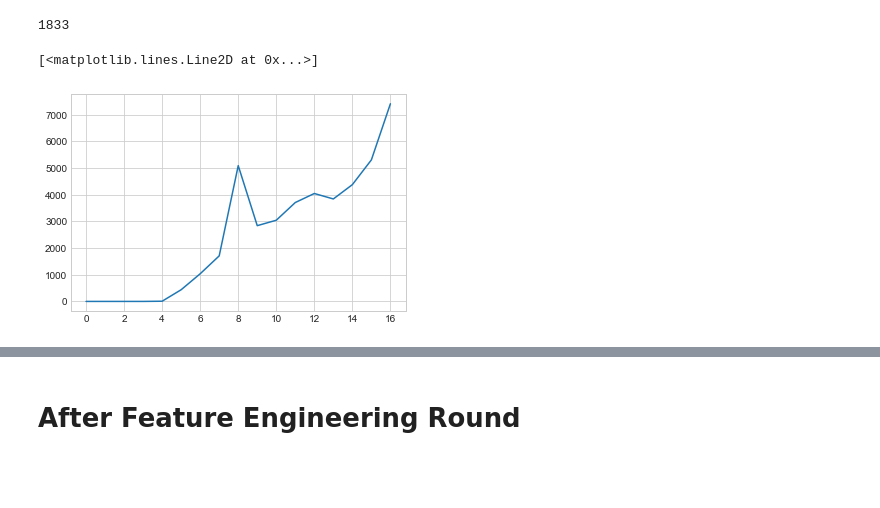
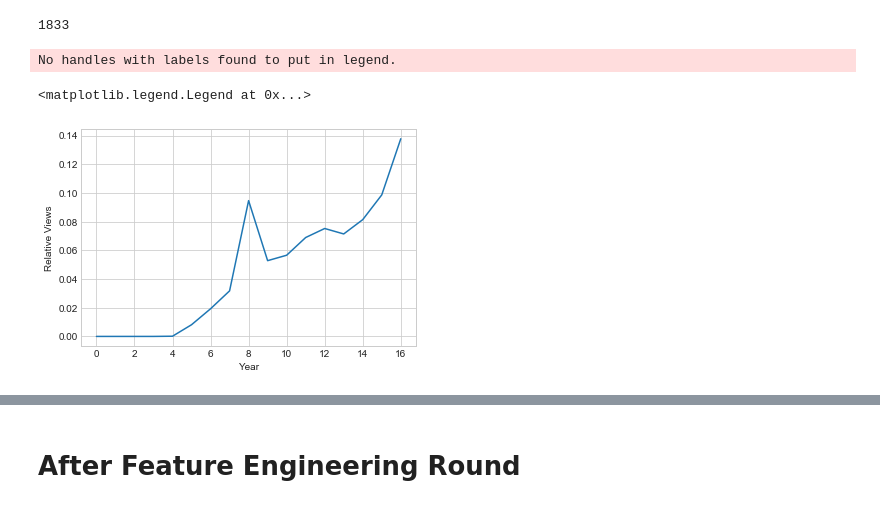
Before and after one commit to conorbarryhoke/Capstone, a Jupyter notebook: EDA_Dedicated.ipynb, the cells around one changed output, grey strips where cells are left out. Cells and saved outputs as stored; diff of their text form; code cells hidden in the pictures; blank space fills up the shorter version.

```diff
--- a/EDA_Dedicated.ipynb
+++ b/EDA_Dedicated.ipynb
@@ -37,7 +38,7 @@ from googleapiclient.errors import HttpError"""
 #Modeling
 from sklearn.model_selection import cross_val_score, train_test_split, GridSearchCV
 from sklearn.metrics import r2_score
-from sklearn.preprocessing import StandardScaler
+#from sklearn.preprocessing import StandardScaler
 #from sklearn.linear_model import LogisticRegression
 #from sklearn.naive_bayes import MultinomialNB
 # from sklearn.ensemble import RandomForestRegressor, GradientBoostingRegressor
@@ -67,8 +68,8 @@ import seaborn as sns
 #from wordcloud import WordCloud
 
 %matplotlib inline
-plt.style.use('classic')
-sns.set_style('whitegrid')
+#plt.style.use('classic')
+#sns.set_style(None)
 # %%
 df_main = pd.read_csv('./data/clean_data_nocomments_noviews_02.10.18.csv')
 
@@ -125,0 +133,2 @@ sns.distplot(np.log(df_main[df_main.dislikeCount>0].dislikeCount)) #dislikes --
+# %%
+df_main['view_class'] = df_main.view_log.astype(int)
@@ -322,8 +361,15 @@ plt.plot(['Monday','Tuesday','Wednesday','Thursday','Friday','Saturday','Sunday'
 df_main[df_main['week_day']==5]['view_log'].shape[0] + df_main[df_main['week_day']==6]['view_log'].shape[0]
 # %% [output]
 1833
+# %%
+plt.style.use('seaborn-whitegrid')
 # %%
-plt.plot([df_main[df_main['year']==i]['view_log'].sum() for i in range(1,18)])
+fig, ax = plt.subplots()
+ax.plot([df_main[df_main['year']==i]['view_log'].sum() / df_main.view_log.sum() for i in range(1,18)])
+ax.axes.set_xlabel('Year')
+ax.axes.set_ylabel('Relative Views')
+ax.legend()
 # %% [output]
-[<matplotlib.lines.Line2D at 0x...>]
+No handles with labels found to put in legend.
+<matplotlib.legend.Legend at 0x...>
-[figure, old version]
+[figure, new version]
```
Also changed, not shown: parts of 15 cells of this notebook, 2 other files.
